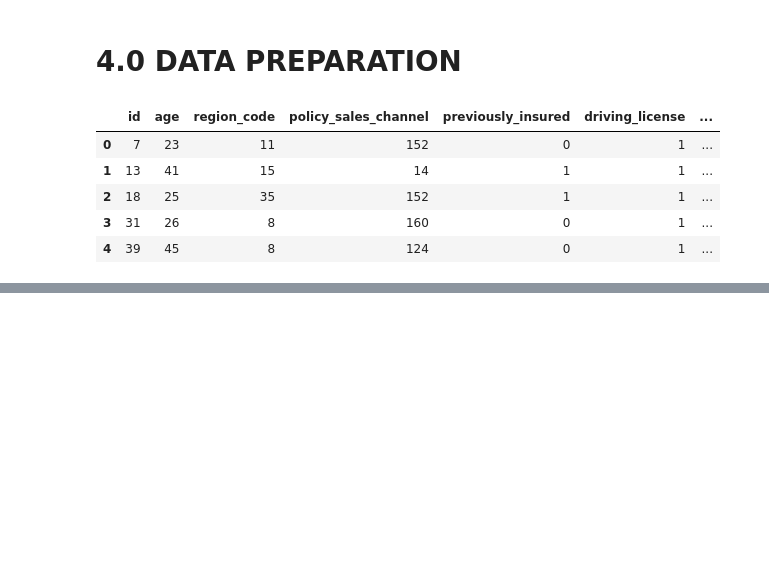
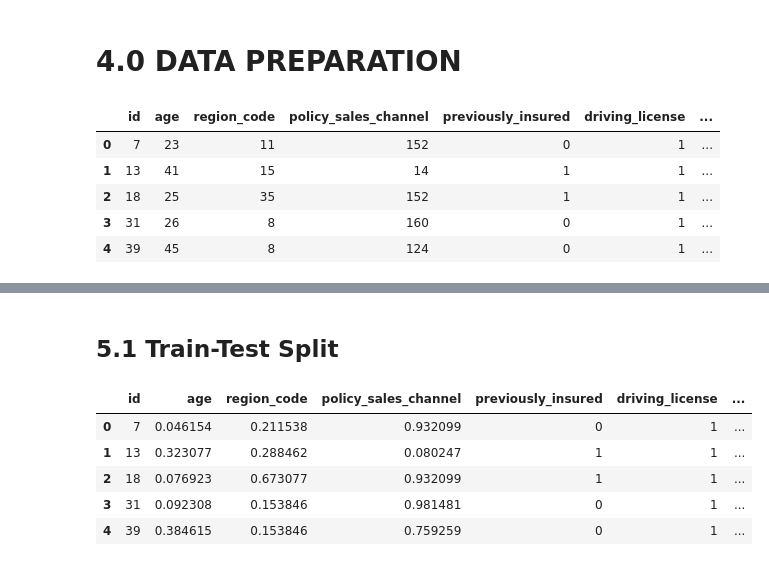
Before and after one commit to AndreMenezesDS/PA004_health_insurance, a Jupyter notebook: PA004_notebook.ipynb, the cells around one changed output, grey strips where cells are left out. Saved outputs shown, nothing was run; the diff lists cells and outputs as text; code cells hidden in the pictures; blank space fills up the shorter version.

```diff
--- a/PA004_notebook.ipynb
+++ b/PA004_notebook.ipynb
@@ -535,0 +575,8 @@ df4_num.head()
+# %%
+x_resample = df4[['id', 'age', 'region_code', 'policy_sales_channel',
+       'previously_insured', 'driving_license', 'vehicle_damage',
+       'scored_sales_channel', 'vehicle_age_score', 'region_score',]]
+y_resample = df4['response']
+
+smote = SMOTE(random_state = 32)
+X_smote_res, y_smote_res = smote.fit_resample(x_resample, y_resample)
@@ -535,0 +588,3 @@ df4_num.head()
+# %%
+#Re-sampled dataframe
+df4 = pd.concat([X_smote_res, y_smote_res], axis=1)
@@ -535,0 +593,13 @@ df4_num.head()
+# %%
+df5 = df4.copy()
+# %% [markdown]
+## 5.1 Train-Test Split
+# %%
+df5.head()
+# %% [output]
+|  | id | age | region_code | policy_sales_channel | previously_insured | driving_license | ... |
+| 0 | 7 | 0.046154 | 0.211538 | 0.932099 | 0 | 1 | ... |
+| 1 | 13 | 0.323077 | 0.288462 | 0.080247 | 1 | 1 | ... |
+| 2 | 18 | 0.076923 | 0.673077 | 0.932099 | 1 | 1 | ... |
+| 3 | 31 | 0.092308 | 0.153846 | 0.981481 | 0 | 1 | ... |
+| 4 | 39 | 0.384615 | 0.153846 | 0.759259 | 0 | 1 | ... |
```
Also changed, not shown: parts of 10 cells of this notebook.
